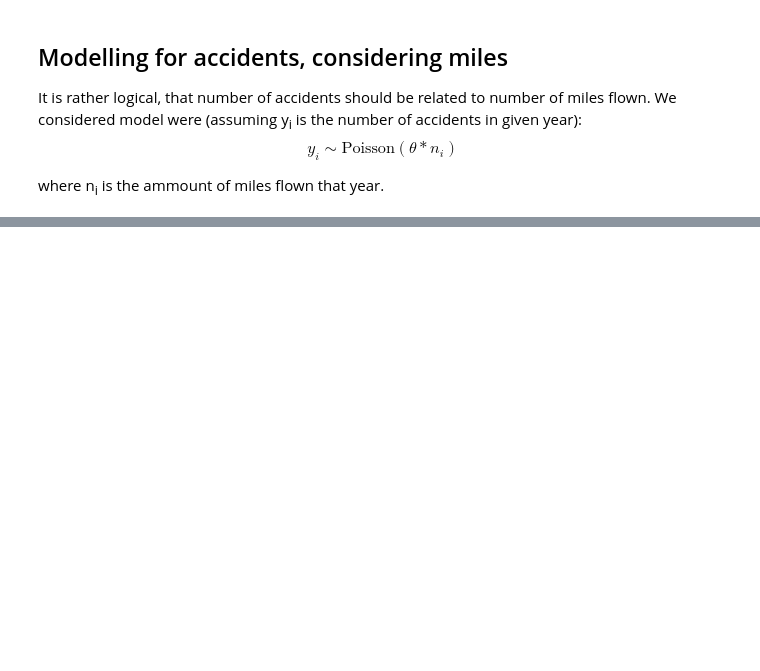
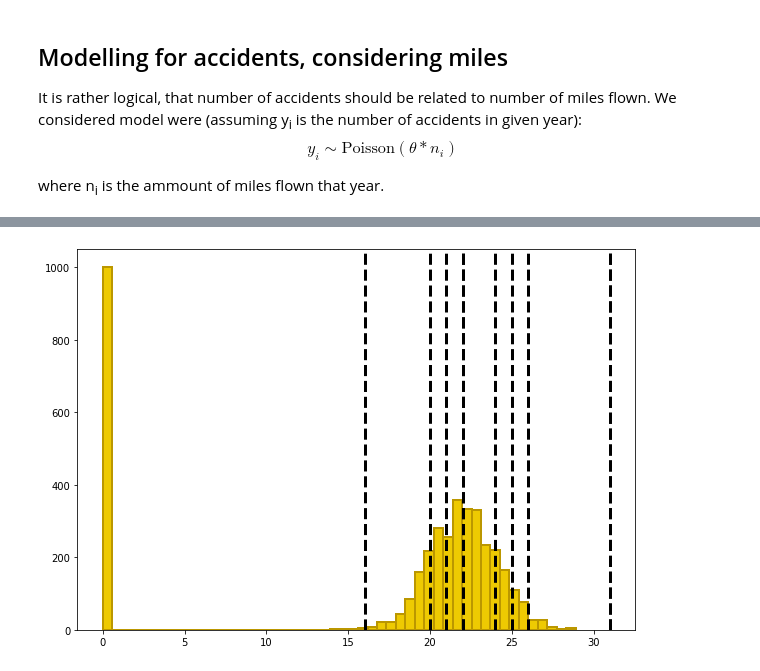
Before and after one commit to DanieloSendi/LaboratoryClasses_Data_Analitycs, a Jupyter notebook: Lab_5_Using_link_functions_to_create_GLM/Lab_5_Using_link_functions_to_create_GLM.ipynb, the cells around one changed output, grey strips where cells are left out. Cells and saved outputs as stored; diff of their text form; code cells hidden in the pictures; blank space fills up the shorter version.

```diff
--- a/Lab_5_Using_link_functions_to_create_GLM/Lab_5_Using_link_functions_to_create_GLM.ipynb
+++ b/Lab_5_Using_link_functions_to_create_GLM/Lab_5_Using_link_functions_to_create_GLM.ipynb
@@ -55,0 +121,6 @@ where n<sub>i</sub> is the ammount of miles flown that year.
+# %%
+model_fit=CmdStanModel(stan_file='airline_FA_fit.stan')
+fit = model_fit.sample(data=dict(N=len(data),
+                       Miles_flown=data["Miles flown [100 mln miles]"].values,
+                       accidents=data["Fatal accidents"]))
+fit.summary()
@@ -55,0 +163,16 @@ where n<sub>i</sub> is the ammount of miles flown that year.
+# %%
+fit_pd = fit.draws_pd()
+fig = plt.figure(figsize=(10, 7))
+
+fit_pd["y_mean"] = fit_pd[[f"y[{i}]" for i in range(1, 11)]].mean(axis=1)
+fit_pd["y_mean"].hist(bins=50, color=dark, edgecolor=dark_highlight, linewidth=2)
+
+for value in data["Fatal accidents"]:
+    plt.axvline(value, color="black", linewidth=3, linestyle="--")
+plt.grid()
+plt.show()
+
+# plt.bar(data["Fatal accidents"],
+#         [50 for _ in range(data["Fatal accidents"].size)], color="red", width=0.2)
+# %% [output]
+[figure, added]
```
Also changed, not shown: parts of 8 cells of this notebook, 3 other files.
